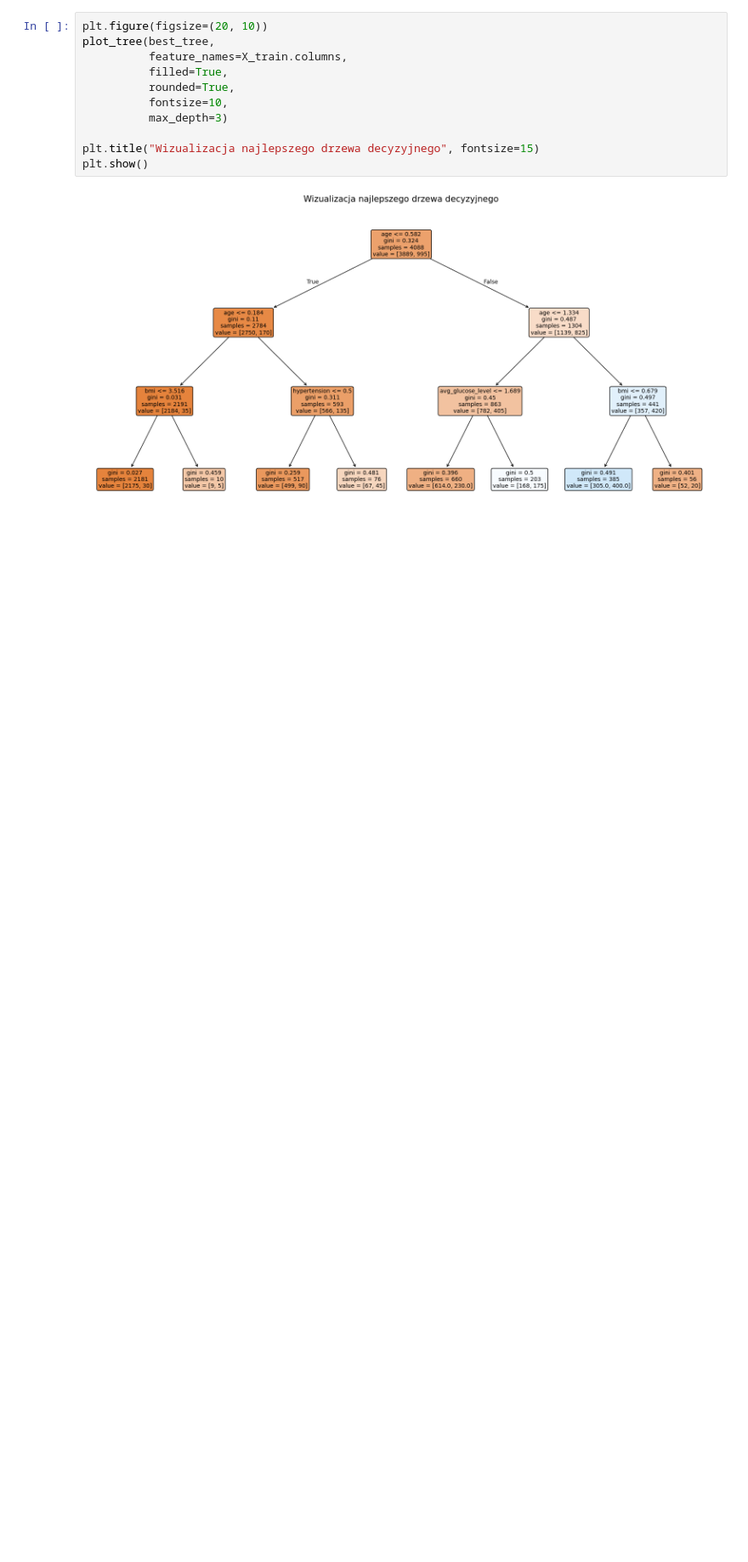
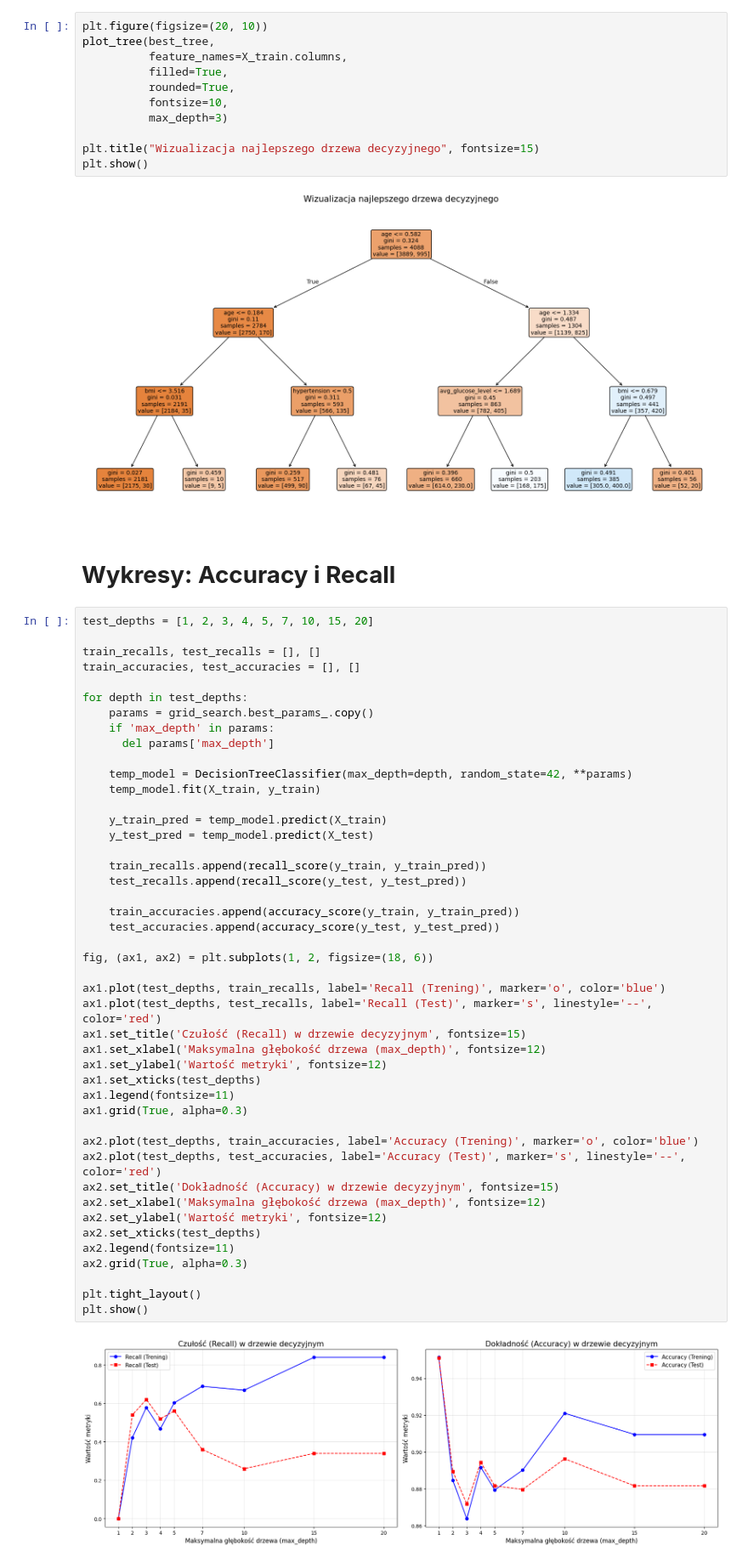
Before and after one commit to Zajecia-na-PWr-LR/lista-4-projekt-grupowy-2, a Jupyter notebook: 2_Drzewo_Decyzyjne.ipynb, the cells around one changed output. Shown at 85% size. Saved outputs shown, nothing was run; the diff lists cells and outputs as text; blank space fills up the shorter version.

```diff
--- a/2_Drzewo_Decyzyjne.ipynb
+++ b/2_Drzewo_Decyzyjne.ipynb
@@ -168,3 +192,52 @@ plt.title("Wizualizacja najlepszego drzewa decyzyjnego", fontsize=15)
 plt.show()
 # %% [output]
 [figure]
+# %% [markdown]
+# **Wykresy: Accuracy i Recall**
+# %%
+test_depths = [1, 2, 3, 4, 5, 7, 10, 15, 20]
+
+train_recalls, test_recalls = [], []
+train_accuracies, test_accuracies = [], []
+
+for depth in test_depths:
+    params = grid_search.best_params_.copy()
+    if 'max_depth' in params:
+      del params['max_depth']
+
+    temp_model = DecisionTreeClassifier(max_depth=depth, random_state=42, **params)
+    temp_model.fit(X_train, y_train)
+
+    y_train_pred = temp_model.predict(X_train)
+    y_test_pred = temp_model.predict(X_test)
+
+    train_recalls.append(recall_score(y_train, y_train_pred))
+    test_recalls.append(recall_score(y_test, y_test_pred))
+
+    train_accuracies.append(accuracy_score(y_train, y_train_pred))
+    test_accuracies.append(accuracy_score(y_test, y_test_pred))
+
+fig, (ax1, ax2) = plt.subplots(1, 2, figsize=(18, 6))
+
+ax1.plot(test_depths, train_recalls, label='Recall (Trening)', marker='o', color='blue')
+ax1.plot(test_depths, test_recalls, label='Recall (Test)', marker='s', linestyle='--', color='red')
+ax1.set_title('Czułość (Recall) w drzewie decyzyjnym', fontsize=15)
+ax1.set_xlabel('Maksymalna głębokość drzewa (max_depth)', fontsize=12)
+ax1.set_ylabel('Wartość metryki', fontsize=12)
+ax1.set_xticks(test_depths)
+ax1.legend(fontsize=11)
+ax1.grid(True, alpha=0.3)
+
+ax2.plot(test_depths, train_accuracies, label='Accuracy (Trening)', marker='o', color='blue')
+ax2.plot(test_depths, test_accuracies, label='Accuracy (Test)', marker='s', linestyle='--', color='red')
+ax2.set_title('Dokładność (Accuracy) w drzewie decyzyjnym', fontsize=15)
+ax2.set_xlabel('Maksymalna głębokość drzewa (max_depth)', fontsize=12)
+ax2.set_ylabel('Wartość metryki', fontsize=12)
+ax2.set_xticks(test_depths)
+ax2.legend(fontsize=11)
+ax2.grid(True, alpha=0.3)
+
+plt.tight_layout()
+plt.show()
+# %% [output]
+[figure, added]
```
Also changed, not shown: parts of 9 cells of this notebook.
